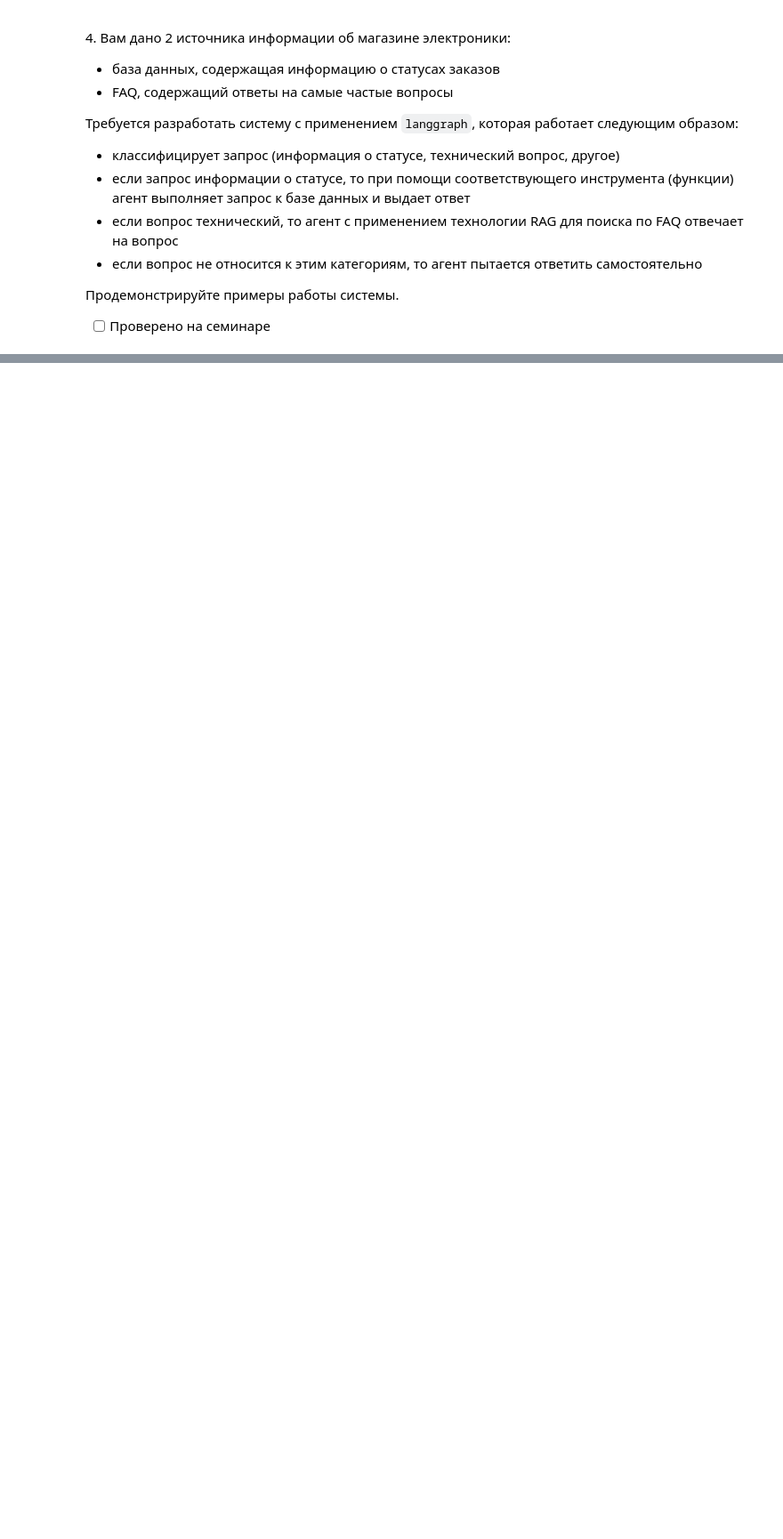
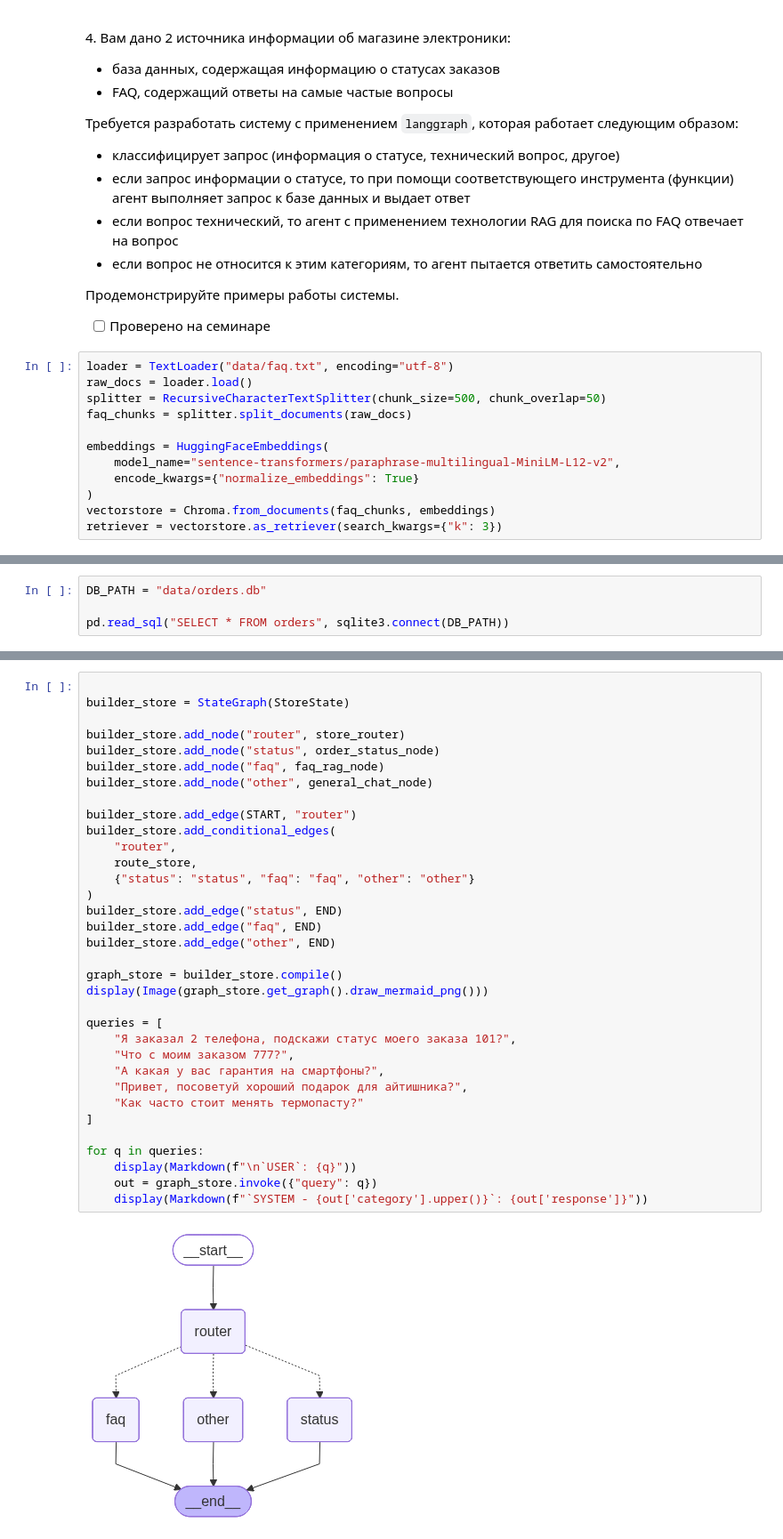
Before and after one commit to Ackrome/FU, a Jupyter notebook: Course_3/NLP/06_engineering/06_4_langgraph.ipynb, the cells around one changed output, grey strips where cells are left out. Shown at 89% size. Saved outputs shown, nothing was run; the diff lists cells and outputs as text; blank space fills up the shorter version.

```diff
--- a/Course_3/NLP/06_engineering/06_4_langgraph.ipynb
+++ b/Course_3/NLP/06_engineering/06_4_langgraph.ipynb
@@ -468,3 +470,15 @@ for msg in msgs:
 
 
 - [ ] Проверено на семинаре
+# %%
+loader = TextLoader("data/faq.txt", encoding="utf-8")
+raw_docs = loader.load()
+splitter = RecursiveCharacterTextSplitter(chunk_size=500, chunk_overlap=50)
+faq_chunks = splitter.split_documents(raw_docs)
+
+embeddings = HuggingFaceEmbeddings(
+    model_name="sentence-transformers/paraphrase-multilingual-MiniLM-L12-v2",
+    encode_kwargs={"normalize_embeddings": True}
+)
+vectorstore = Chroma.from_documents(faq_chunks, embeddings)
+retriever = vectorstore.as_retriever(search_kwargs={"k": 3})
@@ -470,0 +493,4 @@ for msg in msgs:
+# %%
+DB_PATH = "data/orders.db"
+
+pd.read_sql("SELECT * FROM orders", sqlite3.connect(DB_PATH))
@@ -470,0 +610,36 @@ for msg in msgs:
+# %%
+
+builder_store = StateGraph(StoreState)
+
+builder_store.add_node("router", store_router)
+builder_store.add_node("status", order_status_node)
+builder_store.add_node("faq", faq_rag_node)
+builder_store.add_node("other", general_chat_node)
+
+builder_store.add_edge(START, "router")
+builder_store.add_conditional_edges(
+    "router",
+    route_store,
+    {"status": "status", "faq": "faq", "other": "other"}
+)
+builder_store.add_edge("status", END)
+builder_store.add_edge("faq", END)
+builder_store.add_edge("other", END)
+
+graph_store = builder_store.compile()
+display(Image(graph_store.get_graph().draw_mermaid_png()))
+
+queries = [
+    "Я заказал 2 телефона, подскажи статус моего заказа 101?",
+    "Что с моим заказом 777?",
+    "А какая у вас гарантия на смартфоны?",
+    "Привет, посоветуй хороший подарок для айтишника?",
+    "Как часто стоит менять термопасту?"
+]
+
+for q in queries:
+    display(Markdown(f"\n`USER`: {q}"))
+    out = graph_store.invoke({"query": q})
+    display(Markdown(f"`SYSTEM - {out['category'].upper()}`: {out['response']}"))
+# %% [output]
+[figure, added]
```
Also changed, not shown: parts of 10 cells of this notebook, 3 other files.
